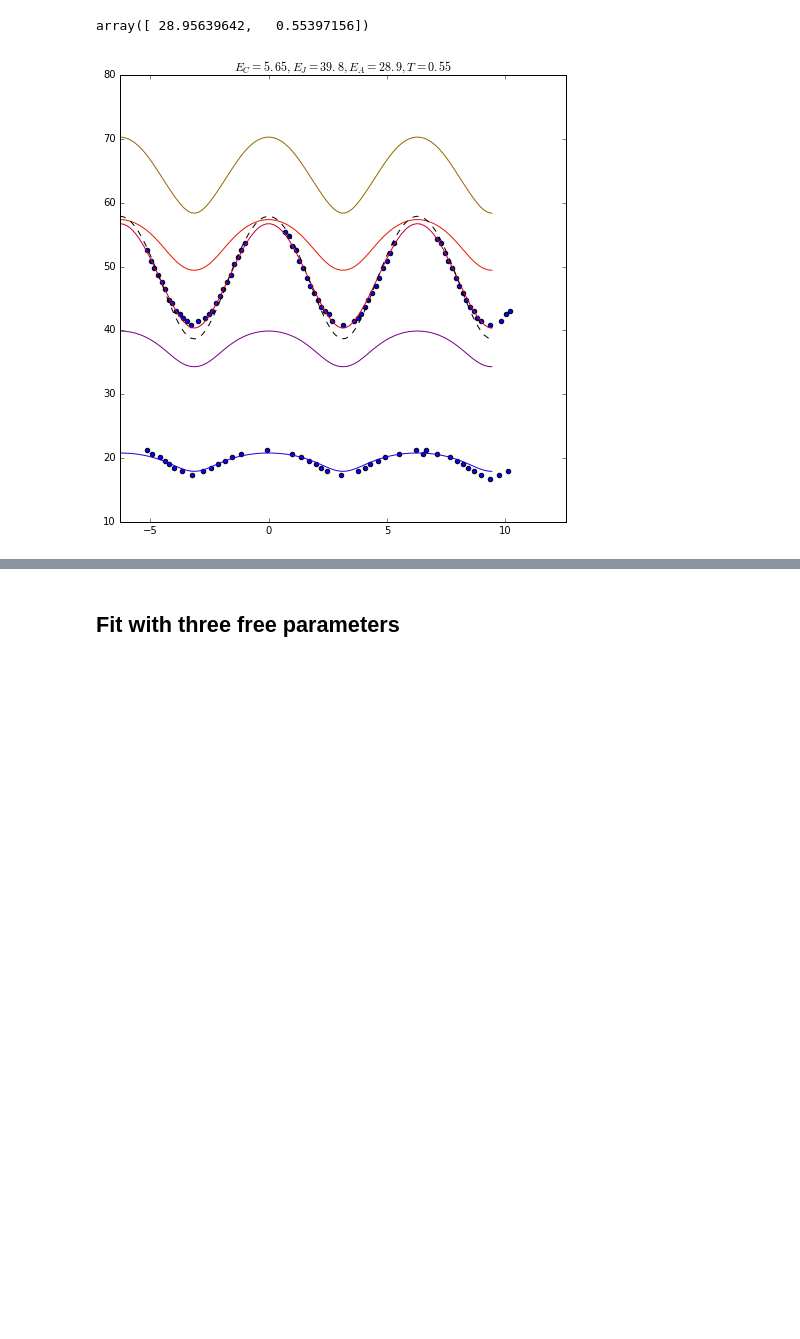
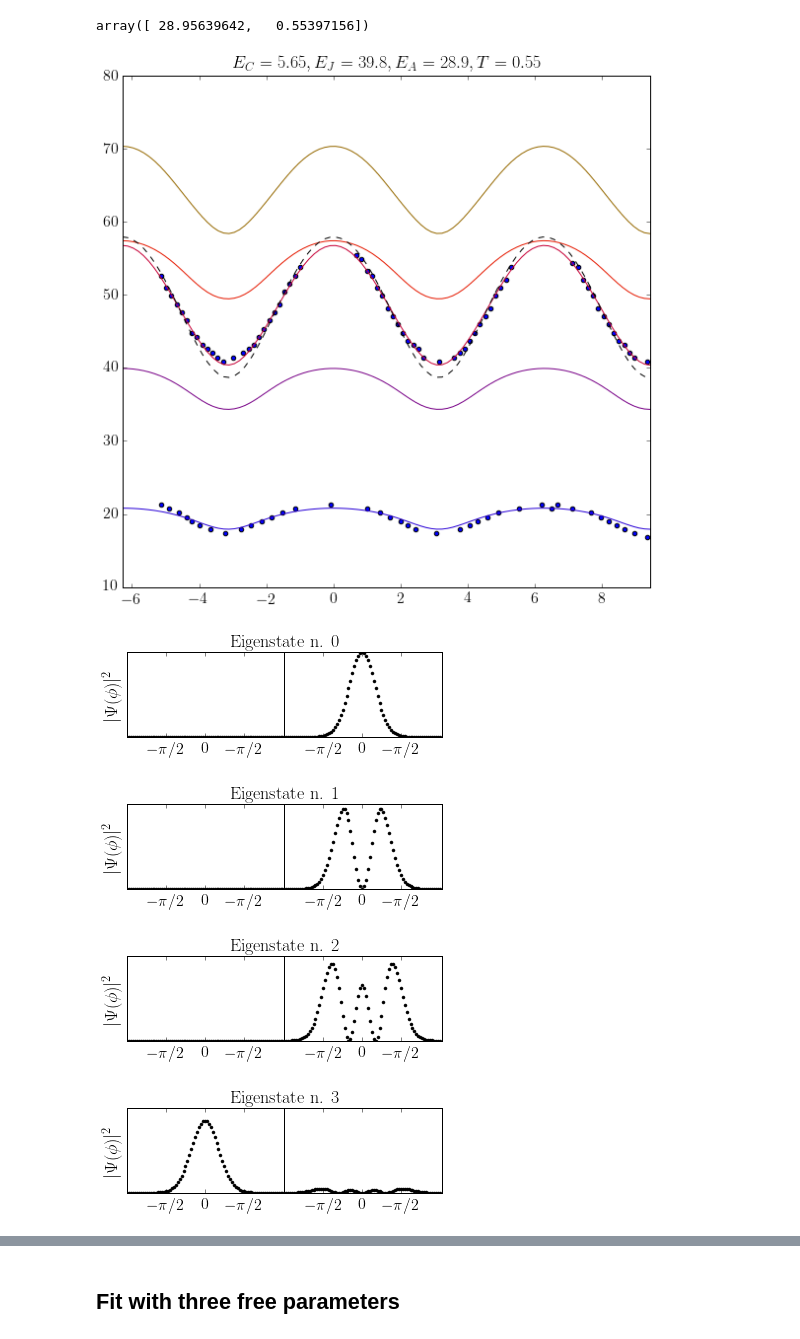
Before and after one commit to bernardvanheck/shared_notebooks, a Jupyter notebook: dev_92.ipynb, the cells around one changed output, grey strips where cells are left out. Drawn from its saved outputs; the diff is of its cells as text; code cells hidden in the pictures; blank space fills up the shorter version.

Commit message:
new plots on dev 41 and 95

```diff
--- a/dev_92.ipynb
+++ b/dev_92.ipynb
@@ -1,5 +1,17 @@
 # %%
 %run -i 'ABS_model_and_fitting_functions.ipynb'
+# %%
+fparams = {'axes.labelsize': 18,
+           'axes.titlesize': 18,
+           'font.size': 18,
+           'legend.fontsize': 16,
+           'font.family': 'serif',
+           'font.serif': 'Computer Modern Roman',
+           'xtick.labelsize': 16,
+           'ytick.labelsize': 16,
+           'text.usetex': True,
+           'figure.autolayout': True}
+plt.rcParams.update(fparams)
 # %%
 data_abs = prepare_data("data_npy/92_dd.npy", 35, 70)
 data_lc = prepare_data("data_npy/92.npy", 6, 60)
@@ -24,7 +35,7 @@ lc_line = zip(data_lc['y'], lc_pos)
 abs_line = zip(np.concatenate((data_abs['y'][:28], data_abs['y'][38:69], data_abs['y'][80:])),
                np.concatenate((abs_pos[:28], abs_pos[38:69], abs_pos[80:])))
 # %%
-lines = merge_points(lc_line, abs_line)
+lines = merge_points([lc_line, abs_line])
 # %%
 # This is the final dataset
 # No error bars (yet..)
@@ -56,6 +67,10 @@ fit_1['popt']
 # %% [output]
 array([ 28.95639642,   0.55397156])
 # %%
-plot_fit_results(fit_1, lines, Ej=39.8, Ec=5.65, n_fluxes=100)
+fluxes, freqs, wfs = plot_fit_results(fit_1, lines, Ej=39.8, Ec=5.65, n_fluxes=100, flux_wf=0.)
 # %% [output]
-[figure, old version]
+[figure, new version]
+[figure, added]
+[figure, added]
+[figure, added]
+[figure, added]
```
Also changed, not shown: parts of 8 cells of this notebook, 2 other files.
